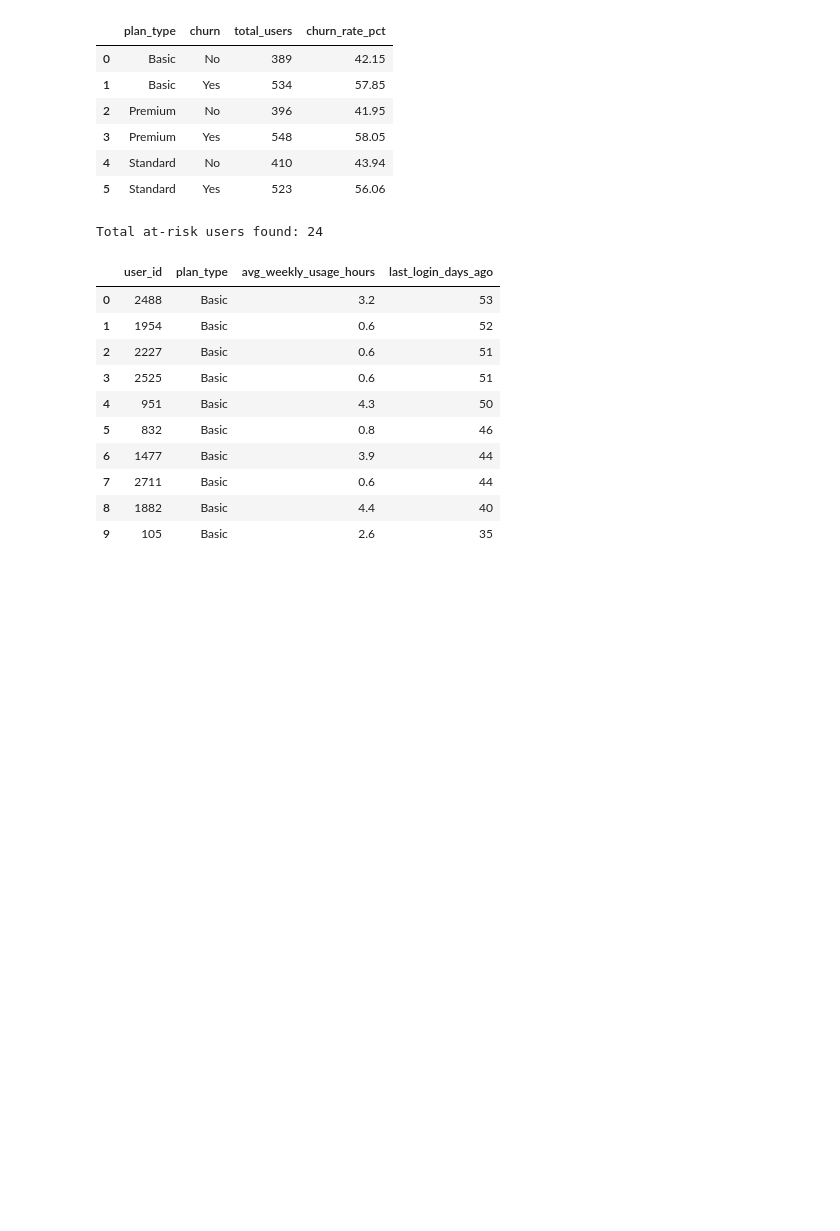
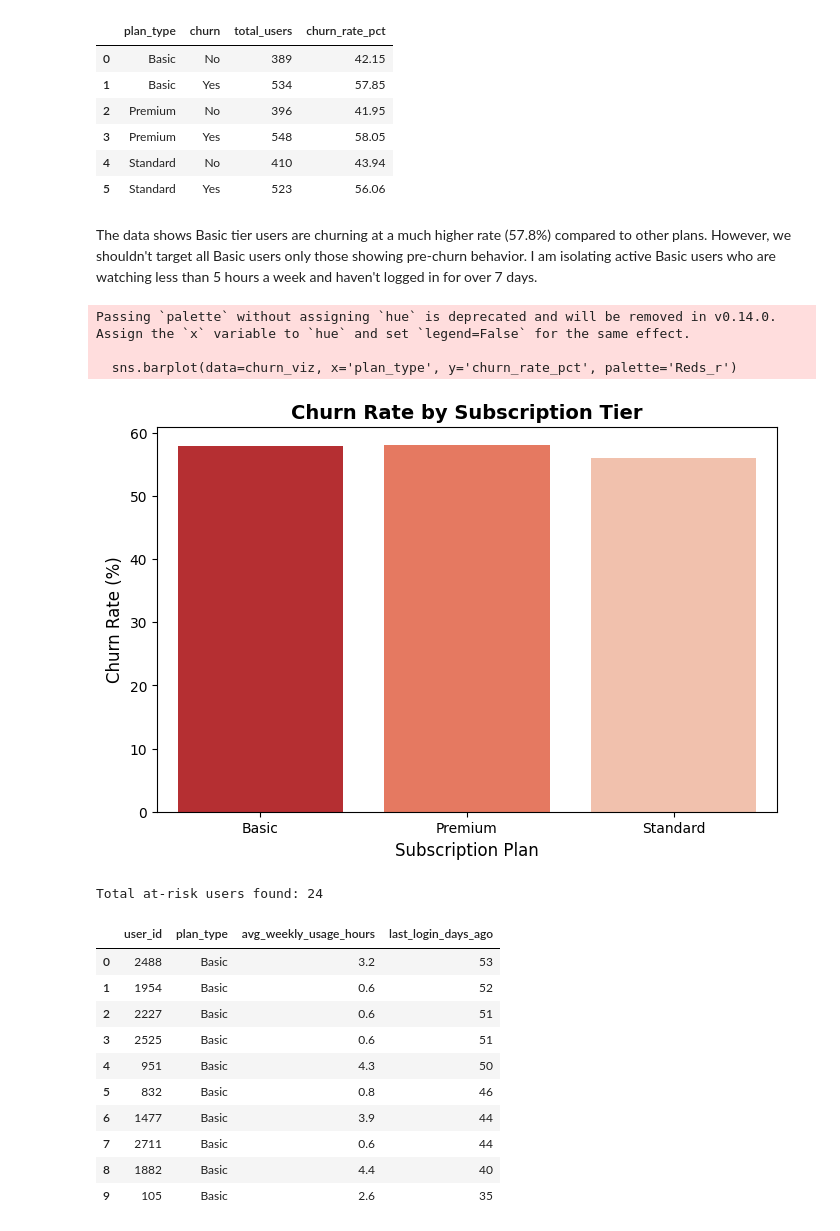
Before and after one commit to shrutkirtiwagh/Retention-Promo-Incrementality-Analysis, a Jupyter notebook: Measuring__Retention_Promo__Incrementality.ipynb, the cells around one changed output. Saved outputs shown, nothing was run; the diff lists cells and outputs as text; code cells hidden in the pictures; blank space fills up the shorter version.

```diff
--- a/Measuring__Retention_Promo__Incrementality.ipynb
+++ b/Measuring__Retention_Promo__Incrementality.ipynb
@@ -68,6 +75,31 @@ display(churn_by_tier)
 | 3 | Premium | Yes | 548 | 58.05 |
 | 4 | Standard | No | 410 | 43.94 |
 | 5 | Standard | Yes | 523 | 56.06 |
+# %% [markdown]
+The data shows Basic tier users are churning at a much higher rate (57.8%) compared to other plans. However, we shouldn't target all Basic users only those showing pre-churn behavior. I am isolating active Basic users who are watching less than 5 hours a week and haven't logged in for over 7 days.
+# %%
+import matplotlib.pyplot as plt
+import seaborn as sns
+
+# Filter the data to only show the churned users
+churn_viz = churn_by_tier[churn_by_tier['churn'] == 'Yes']
+
+# Create a clean, professional bar chart
+plt.figure(figsize=(8, 5))
+sns.barplot(data=churn_viz, x='plan_type', y='churn_rate_pct', palette='Reds_r')
+
+# Add titles and labels
+plt.title('Churn Rate by Subscription Tier', fontsize=14, fontweight='bold')
+plt.ylabel('Churn Rate (%)', fontsize=12)
+plt.xlabel('Subscription Plan', fontsize=12)
+
+# Display the chart
+plt.show()
+# %% [output]
+Passing `palette` without assigning `hue` is deprecated and will be removed in v0.14.0. Assign the `x` variable to `hue` and set `legend=False` for the same effect.
+
+  sns.barplot(data=churn_viz, x='plan_type', y='churn_rate_pct', palette='Reds_r')
+[figure, added]
 # %%
 # Query 3: Identify At-Risk Subscribers (The Promo Targeting List) - FIXED
 query_3 = """
```
Also changed, not shown: parts of 4 cells of this notebook.
